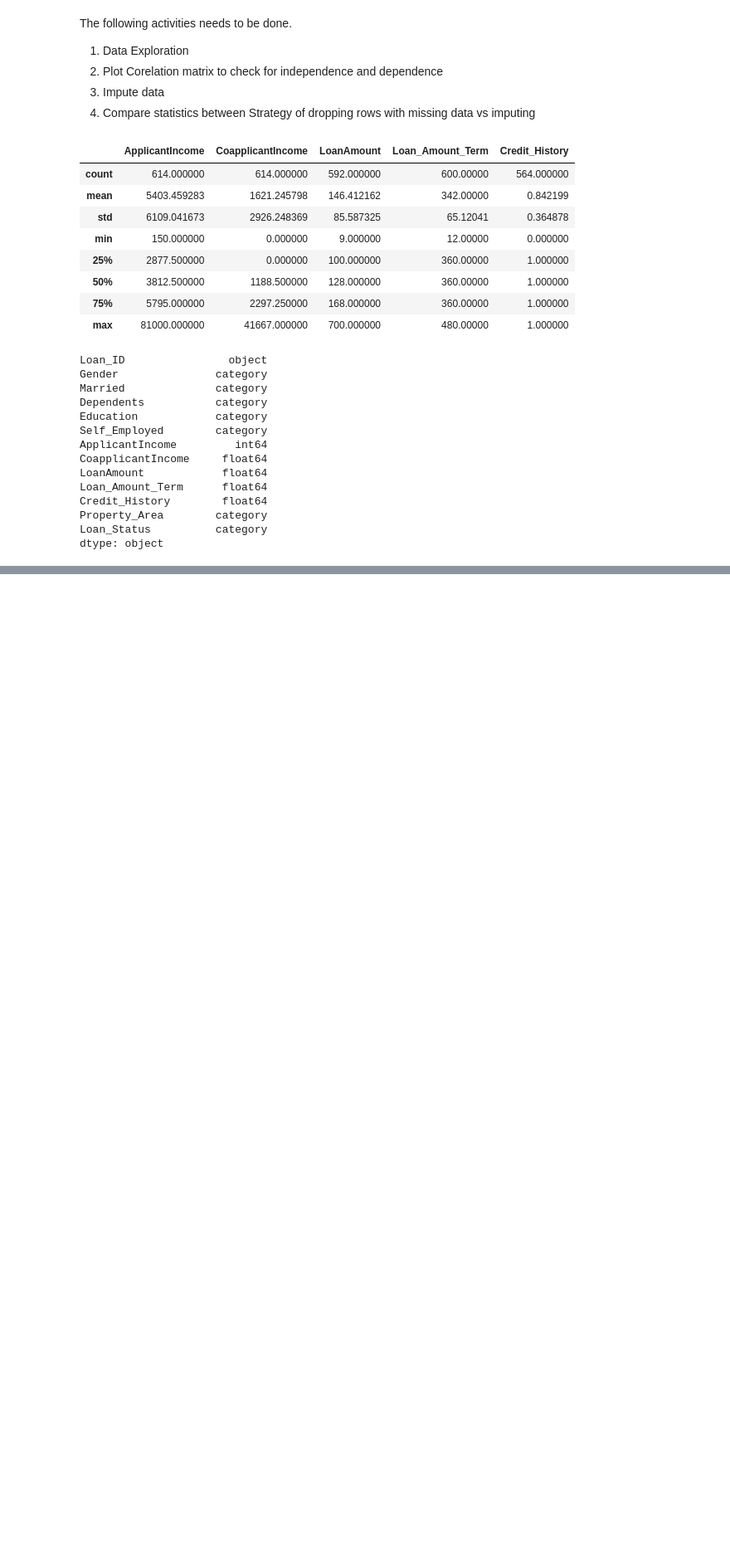
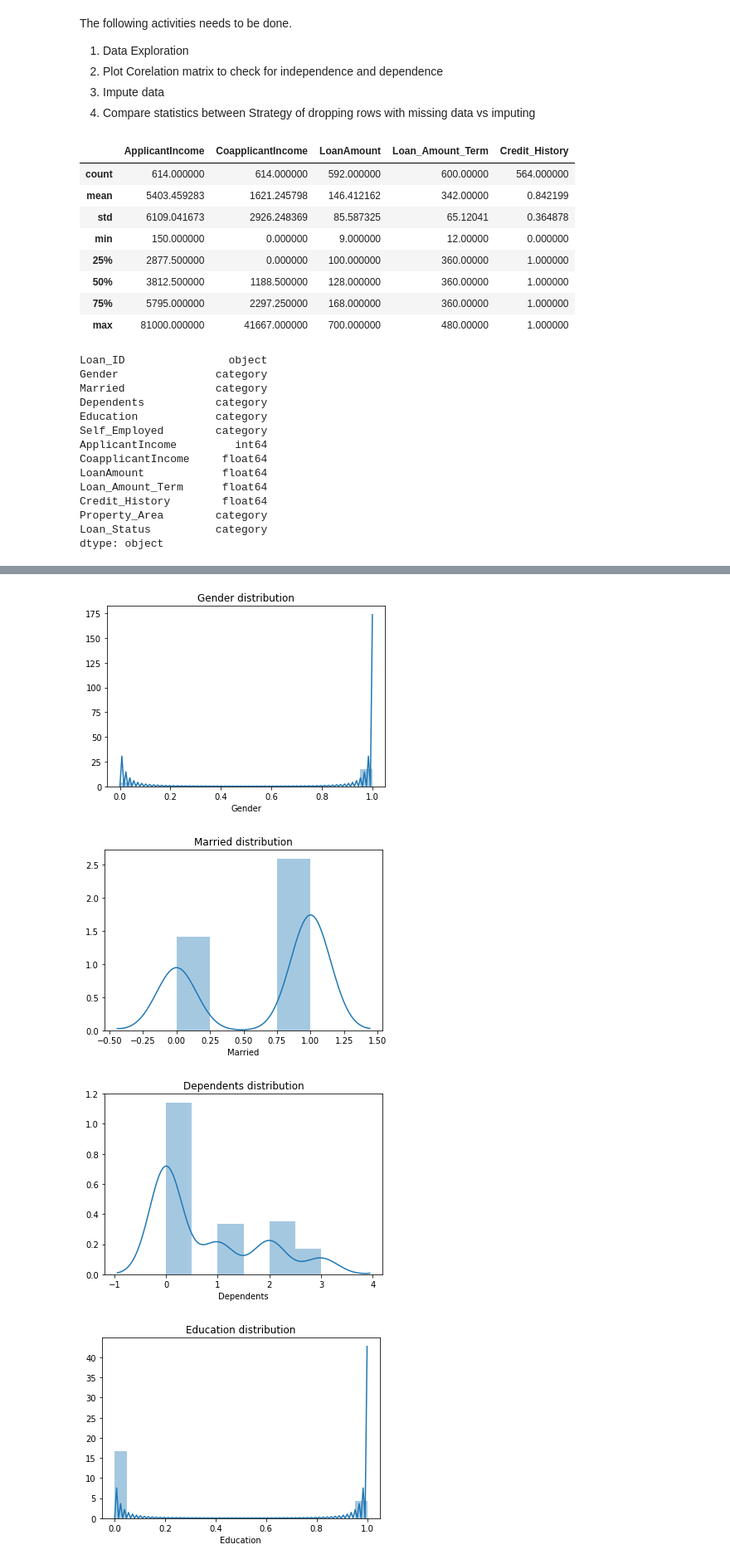
Before and after one commit to abhishekmsharma/loan-prediction-data-analytics, a Jupyter notebook: notebook/loan_prediction_analysis.ipynb, the cells around one changed output, grey strips where cells are left out. Shown at 83% size. Cells and saved outputs as stored; diff of their text form; code cells hidden in the pictures; blank space fills up the shorter version.

```diff
--- a/notebook/loan_prediction_analysis.ipynb
+++ b/notebook/loan_prediction_analysis.ipynb
@@ -12,7 +12,7 @@ import numpy as np
 import seaborn as sns
 from matplotlib import pyplot as plt
 # %%
-df = pd.read_csv("../train_u6lujuX_CVtuZ9i.csv")
+df = pd.read_csv("../../train_u6lujuX_CVtuZ9i.csv")
 df.describe()
 # %% [output]
 |  | ApplicantIncome | CoapplicantIncome | LoanAmount | Loan_Amount_Term | Credit_History |
@@ -54,2 +63,2 @@ cat_cols = ['Gender', 'Married', 'Education', 'Self_Employed', 'Property_Area']
 # %%
-df[ordinal_cols] = df[ordinal_cols].apply(lambda x: x.cat.codes)
+df_ss[ordinal_cols] = df_ss[ordinal_cols].apply(lambda x: x.cat.codes)
@@ -55,0 +80,11 @@ df[ordinal_cols] = df[ordinal_cols].apply(lambda x: x.cat.codes)
+# %%
+# Scaling of outliers
+from sklearn.preprocessing import MinMaxScaler, RobustScaler
+
+
+num_cols = ['ApplicantIncome', 'CoapplicantIncome', 'LoanAmount', 'Loan_Amount_Term']
+trans_mm = MinMaxScaler()
+df_ss[num_cols]= trans_mm.fit_transform(df_ss[num_cols])
+
+
+df_ss[num_cols].describe()
@@ -55,0 +111,13 @@ df[ordinal_cols] = df[ordinal_cols].apply(lambda x: x.cat.codes)
+# %%
+#Distribution plots for all columns
+
+col_names = list(df_ss)
+col_names.remove('Loan_ID')
+for col in col_names:
+    inc_plot = sns.distplot(df_ss[col], axlabel=col).set_title(col+" distribution")
+    plt.show()
+# %% [output]
+[figure, added]
+[figure, added]
+[figure, added]
+[figure, added]
```
Also changed, not shown: parts of 23 cells of this notebook, 2 other files.
